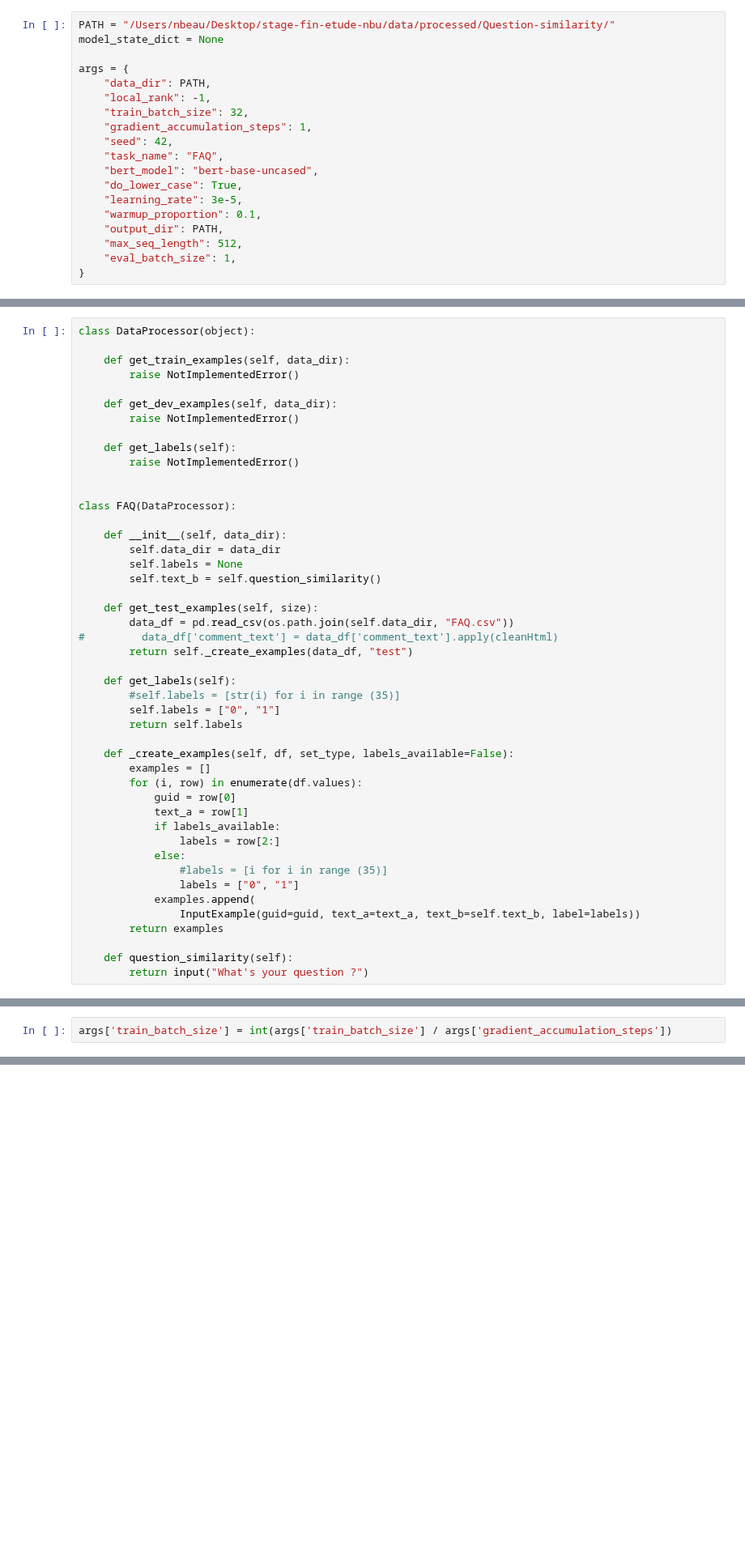
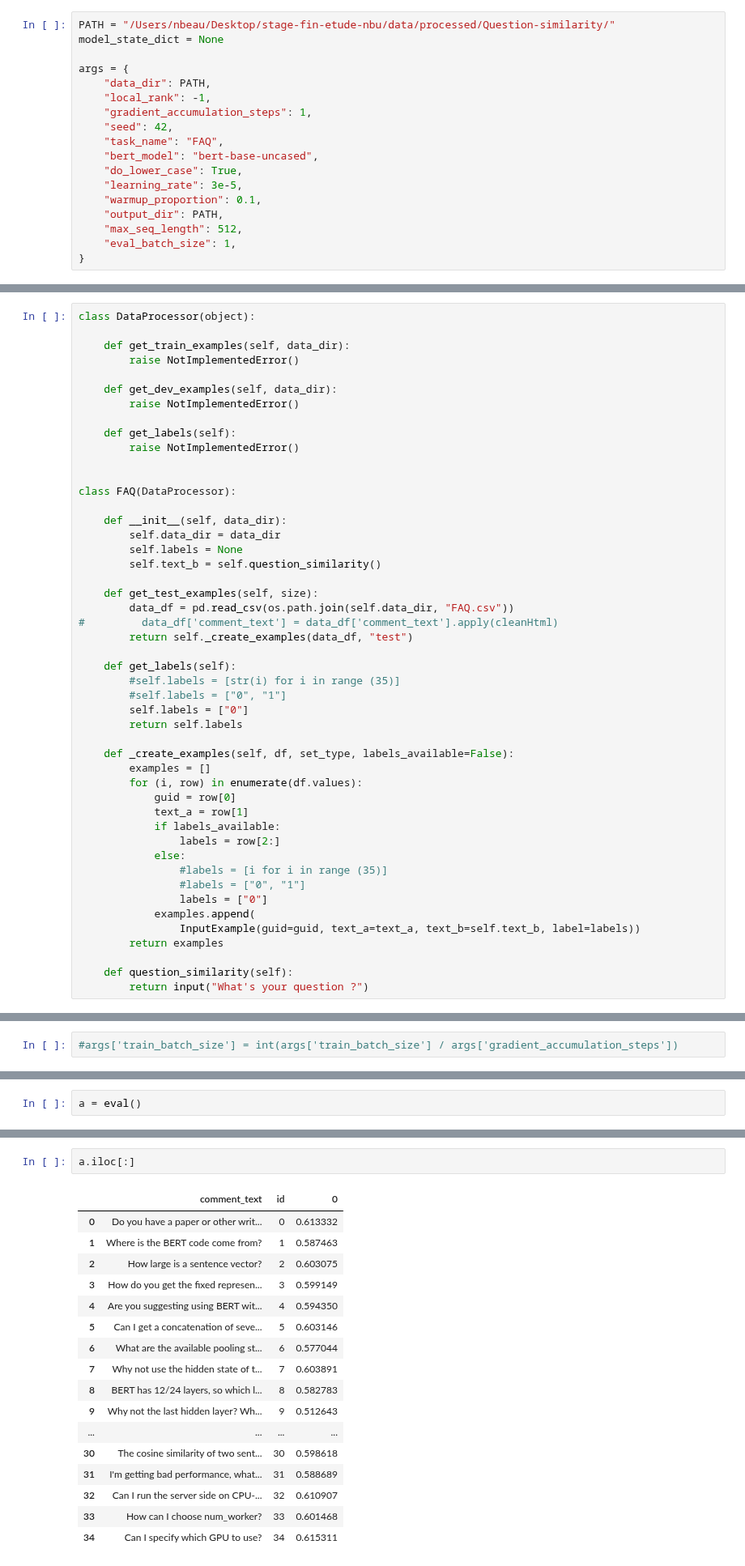
Before and after one commit to Jonor127/FAQclassification, a Jupyter notebook: test.ipynb, the cells around one changed output, grey strips where cells are left out. Shown at 81% size. Cells and saved outputs as stored; diff of their text form; blank space fills up the shorter version.

```diff
--- a/test.ipynb
+++ b/test.ipynb
@@ -47,7 +48,6 @@ model_state_dict = None
 args = {
     "data_dir": PATH,
     "local_rank": -1,
-    "train_batch_size": 32,
     "gradient_accumulation_steps": 1,
     "seed": 42,
     "task_name": "FAQ",
@@ -175,7 +175,8 @@ class FAQ(DataProcessor):
 
     def get_labels(self):
         #self.labels = [str(i) for i in range (35)]
-        self.labels = ["0", "1"]
+        #self.labels = ["0", "1"]
+        self.labels = ["0"]
         return self.labels
 
     def _create_examples(self, df, set_type, labels_available=False):
@@ -187,7 +188,8 @@ class FAQ(DataProcessor):
                 labels = row[2:]
             else:
                 #labels = [i for i in range (35)]
-                labels = ["0", "1"]
+                #labels = ["0", "1"]
+                labels = ["0"]
             examples.append(
                 InputExample(guid=guid, text_a=text_a, text_b=self.text_b, label=labels))
         return examples
@@ -334,7 +336,7 @@ if args["local_rank"] == -1 or args["no_cuda"]:
     n_gpu = torch.cuda.device_count()
 #     n_gpu = 1
 # %%
-args['train_batch_size'] = int(args['train_batch_size'] / args['gradient_accumulation_steps'])
+#args['train_batch_size'] = int(args['train_batch_size'] / args['gradient_accumulation_steps'])
 # %%
 random.seed(args['seed'])
 np.random.seed(args['seed'])
@@ -541,0 +529,2 @@ array([0, 0, 0, 0, 0, 0, 0, 0, 0, 0, 0, 0, 0, 0, 0, 0, 0, 0, 0, 0, 0, 0,
+# %%
+a = eval()
@@ -541,0 +556,20 @@ array([0, 0, 0, 0, 0, 0, 0, 0, 0, 0, 0, 0, 0, 0, 0, 0, 0, 0, 0, 0, 0, 0,
+# %%
+a.iloc[:]
+# %% [output]
+|  | comment_text | id | 0 |
+| 0 | Do you have a paper or other writ... | 0 | 0.613332 |
+| 1 | Where is the BERT code come from? | 1 | 0.587463 |
+| 2 | How large is a sentence vector? | 2 | 0.603075 |
+| 3 | How do you get the fixed represen... | 3 | 0.599149 |
+| 4 | Are you suggesting using BERT wit... | 4 | 0.594350 |
+| 5 | Can I get a concatenation of seve... | 5 | 0.603146 |
+| 6 | What are the available pooling st... | 6 | 0.577044 |
+| 7 | Why not use the hidden state of t... | 7 | 0.603891 |
+| 8 | BERT has 12/24 layers, so which l... | 8 | 0.582783 |
+| 9 | Why not the last hidden layer? Wh... | 9 | 0.512643 |
+| ... | ... | ... | ... |
+| 30 | The cosine similarity of two sent... | 30 | 0.598618 |
+| 31 | I'm getting bad performance, what... | 31 | 0.588689 |
+| 32 | Can I run the server side on CPU-... | 32 | 0.610907 |
+| 33 | How can I choose num_worker? | 33 | 0.601468 |
+| 34 | Can I specify which GPU to use? | 34 | 0.615311 |
```
Also changed, not shown: parts of 9 cells of this notebook.
